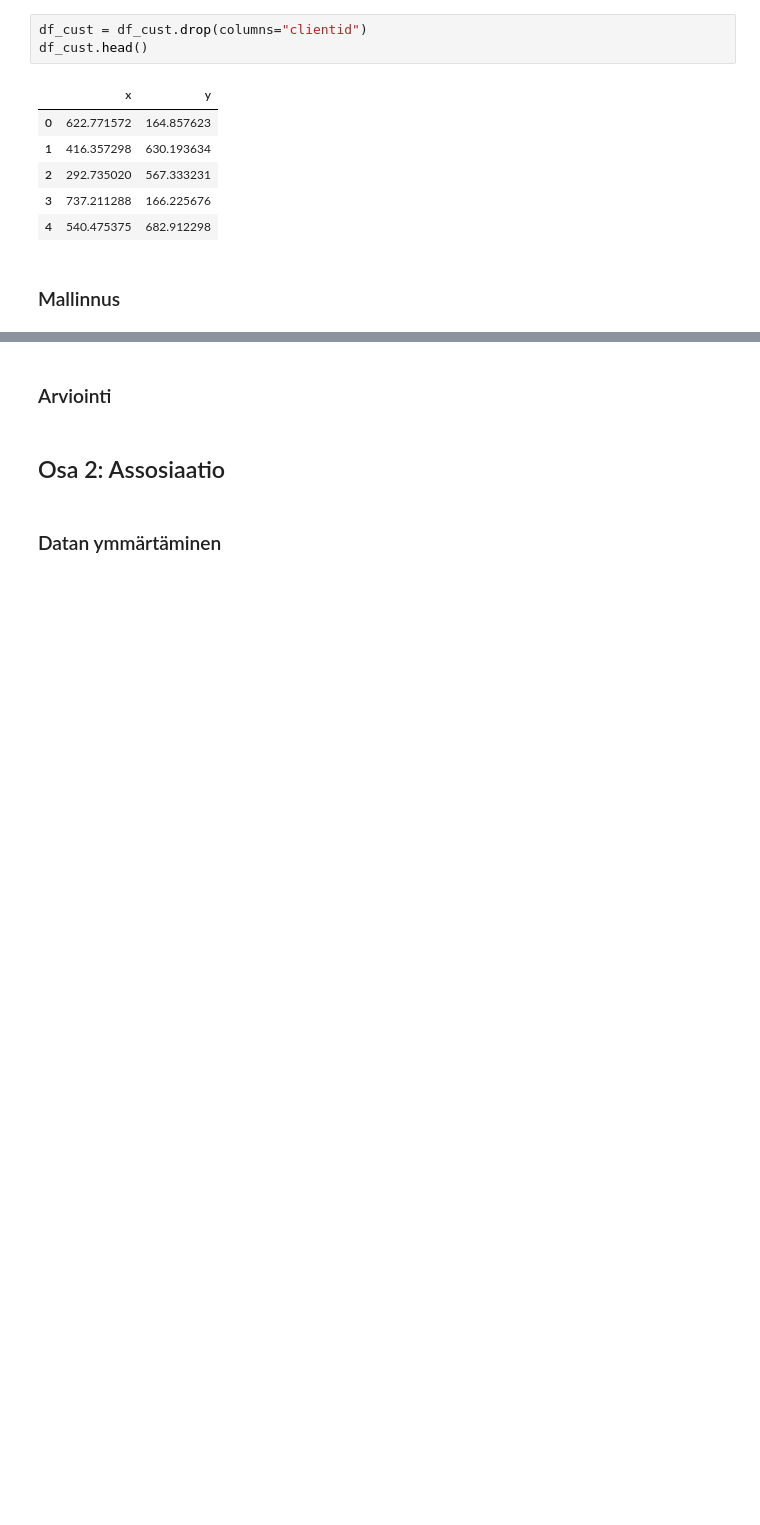
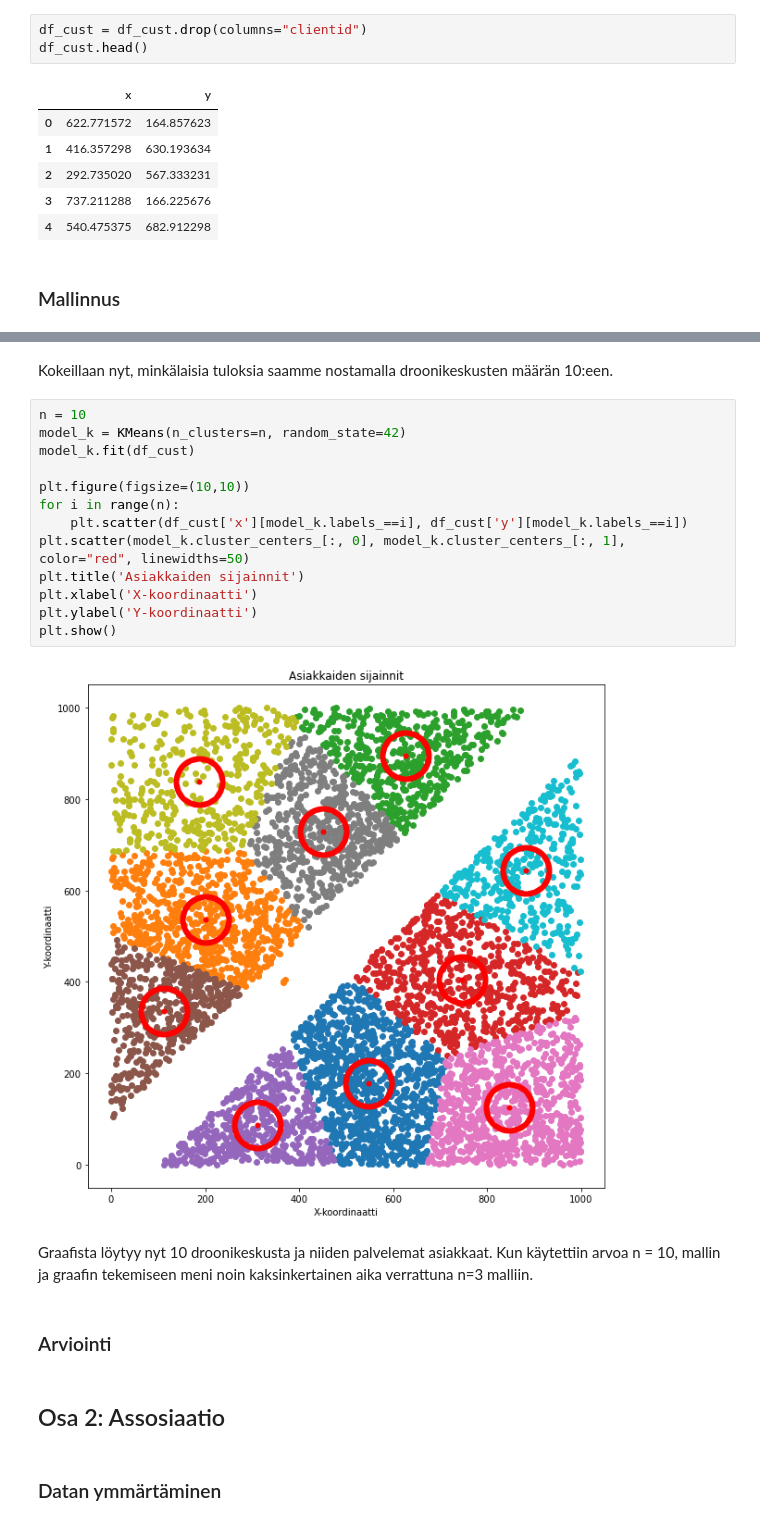
Before and after one commit to kassu11/machine-learning-AMK, a Jupyter notebook: Clustering_and_association_rule_mining/Clustering_and_association.ipynb, the cells around one changed output, grey strips where cells are left out. Saved outputs shown, nothing was run; the diff lists cells and outputs as text; blank space fills up the shorter version.

```diff
--- a/Clustering_and_association_rule_mining/Clustering_and_association.ipynb
+++ b/Clustering_and_association_rule_mining/Clustering_and_association.ipynb
@@ -97,3 +126,22 @@ df_cust
+# %% [markdown]
+Kokeillaan nyt, minkälaisia tuloksia saamme nostamalla droonikeskusten määrän 10:een.
+# %%
+n = 10
+model_k = KMeans(n_clusters=n, random_state=42)
+model_k.fit(df_cust)
+
+plt.figure(figsize=(10,10))
+for i in range(n):
+    plt.scatter(df_cust['x'][model_k.labels_==i], df_cust['y'][model_k.labels_==i])
+plt.scatter(model_k.cluster_centers_[:, 0], model_k.cluster_centers_[:, 1], color="red", linewidths=50)
+plt.title('Asiakkaiden sijainnit')
+plt.xlabel('X-koordinaatti')
+plt.ylabel('Y-koordinaatti')
+plt.show()
+# %% [output]
+[figure, added]
+# %% [markdown]
+Graafista löytyy nyt 10 droonikeskusta ja niiden palvelemat asiakkaat. Kun käytettiin arvoa n = 10, mallin ja graafin tekemiseen meni noin kaksinkertainen aika verrattuna n=3 malliin.
 # %% [markdown]
 ### Arviointi
 # %% [markdown]
```
Also changed, not shown: parts of 8 cells of this notebook.
